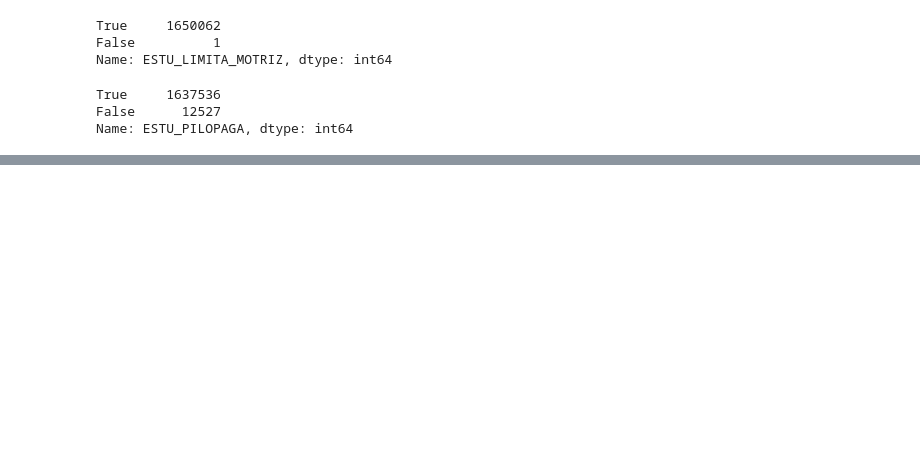
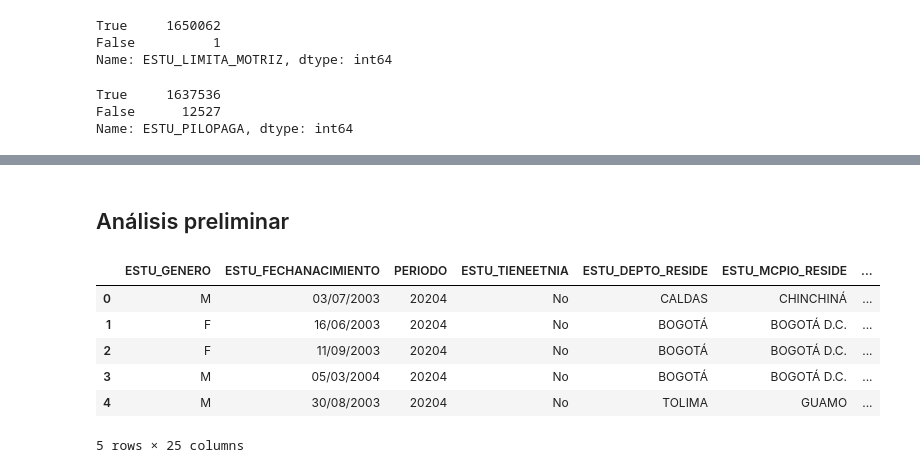
Before and after one commit to jadiazm/jadiazm-ICFES-Data-Project, a Jupyter notebook: Preprocesamiento.ipynb, the cells around one changed output, grey strips where cells are left out. Cells and saved outputs as stored; diff of their text form; code cells hidden in the pictures; blank space fills up the shorter version.

```diff
--- a/Preprocesamiento.ipynb
+++ b/Preprocesamiento.ipynb
@@ -87,8 +411,44 @@ n = sum(1 for line in open(filename, encoding="utf8"))
-# %%
-n = 1650063 #number of records in file
-s = 100000 #desired sample size
-filename = "icfes_data.csv"
-
-skip = sorted(random.sample(range(n),n-s))
-
-df = pd.read_csv(filename, skiprows=skip, sep='\t', engine='python')
+# %%
+#Columnas de interés
+columnas = [
+    'ESTU_GENERO',
+    'ESTU_FECHANACIMIENTO',
+    'PERIODO',
+    'ESTU_TIENEETNIA',
+    'ESTU_DEPTO_RESIDE',
+    'ESTU_MCPIO_RESIDE',
+    'FAMI_ESTRATOVIVIENDA',
+    'FAMI_EDUCACIONPADRE',
+    'FAMI_EDUCACIONMADRE',
+    'FAMI_TIENEINTERNET',
+    'FAMI_TIENECOMPUTADOR',
+    'FAMI_SITUACIONECONOMICA',
+    'PUNT_LECTURA_CRITICA',
+    'DESEMP_LECTURA_CRITICA',
+    'PUNT_MATEMATICAS',
+    'DESEMP_MATEMATICAS',
+    'PUNT_C_NATURALES',
+    'DESEMP_C_NATURALES',
+    'PUNT_SOCIALES_CIUDADANAS',
+    'DESEMP_SOCIALES_CIUDADANAS',
+    'PUNT_INGLES',
+    'DESEMP_INGLES',
+    'PUNT_GLOBAL',
+    'ESTU_INSE_INDIVIDUAL',
+    'ESTU_GENERACION-E',
+]
+# %%
+df_est = df[columnas]
+df_est = df_est[(df['ESTU_NACIONALIDAD']=='COLOMBIA') & (df['ESTU_NACIONALIDAD']=='COLOMBIA')]
+# %% [markdown]
+## Análisis preliminar
+# %%
+df_est.head()
+# %% [output]
+|  | ESTU_GENERO | ESTU_FECHANACIMIENTO | PERIODO | ESTU_TIENEETNIA | ESTU_DEPTO_RESIDE | ESTU_MCPIO_RESIDE | ... |
+| 0 | M | 03/07/2003 | 20204 | No | CALDAS | CHINCHINÁ | ... |
+| 1 | F | 16/06/2003 | 20204 | No | BOGOTÁ | BOGOTÁ D.C. | ... |
+| 2 | F | 11/09/2003 | 20204 | No | BOGOTÁ | BOGOTÁ D.C. | ... |
+| 3 | M | 05/03/2004 | 20204 | No | BOGOTÁ | BOGOTÁ D.C. | ... |
+| 4 | M | 30/08/2003 | 20204 | No | TOLIMA | GUAMO | ... |
+5 rows × 25 columns
```
Also changed, not shown: parts of 33 cells of this notebook.
